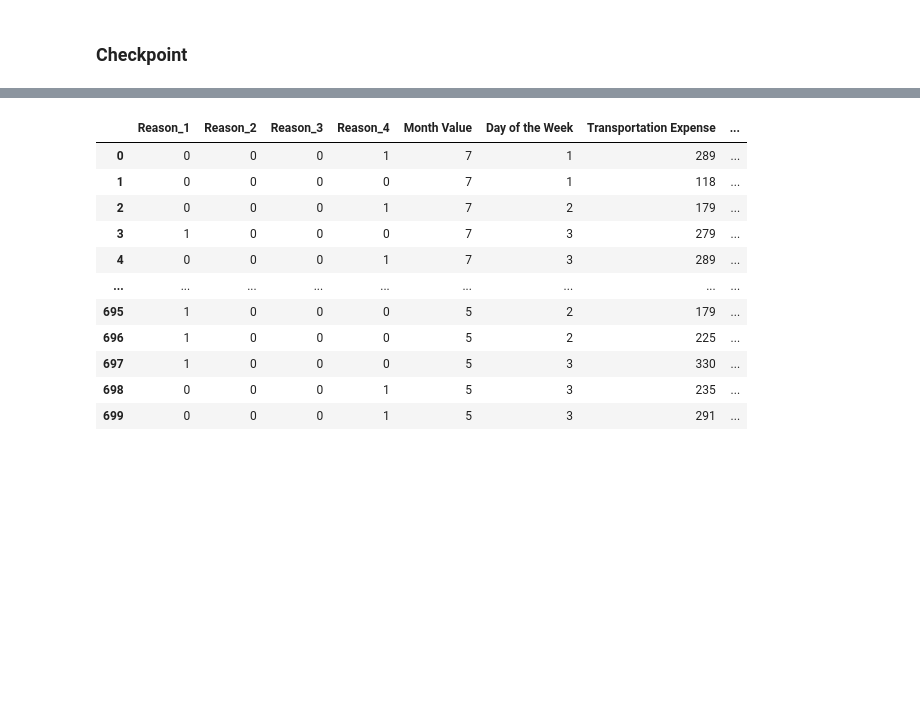
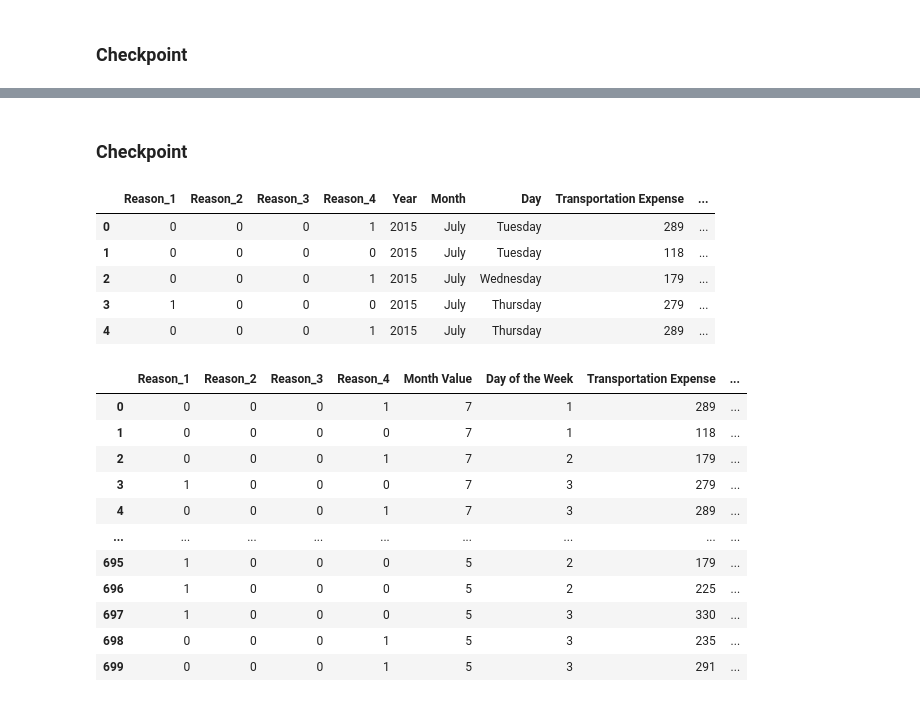
Before and after one commit to I-Sobe/absenteeism, a Jupyter notebook: script.ipynb, the cells around one changed output, grey strips where cells are left out. Drawn from its saved outputs; the diff is of its cells as text; code cells hidden in the pictures; blank space fills up the shorter version.

```diff
--- a/script.ipynb
+++ b/script.ipynb
@@ -358,0 +390,3 @@ df_reason_date_mod = df_reason_mod.copy()
+# %%
+# using the 'map' method to reassign the values in the Education column
+df_reason_date_mod['Education'] = df_reason_date_mod['Education'].map({1:0, 2:1, 3:1, 4:1})
@@ -359,3 +403,15 @@ df_reason_date_mod = df_reason_mod.copy()
+# %% [markdown]
+### Checkpoint
+# %%
+df_preprocessed = df_reason_date_mod.copy()
+df_preprocessed.head()
+# %% [output]
+|  | Reason_1 | Reason_2 | Reason_3 | Reason_4 | Year | Month | Day | Transportation Expense | ... |
+| 0 | 0 | 0 | 0 | 1 | 2015 | July | Tuesday | 289 | ... |
+| 1 | 0 | 0 | 0 | 0 | 2015 | July | Tuesday | 118 | ... |
+| 2 | 0 | 0 | 0 | 1 | 2015 | July | Wednesday | 179 | ... |
+| 3 | 1 | 0 | 0 | 0 | 2015 | July | Thursday | 279 | ... |
+| 4 | 0 | 0 | 0 | 1 | 2015 | July | Thursday | 289 | ... |
 # %%
 check = pd.read_csv('data/df_preprocessed.csv.xls')
 # %%
```
Also changed, not shown: parts of 8 cells of this notebook.
